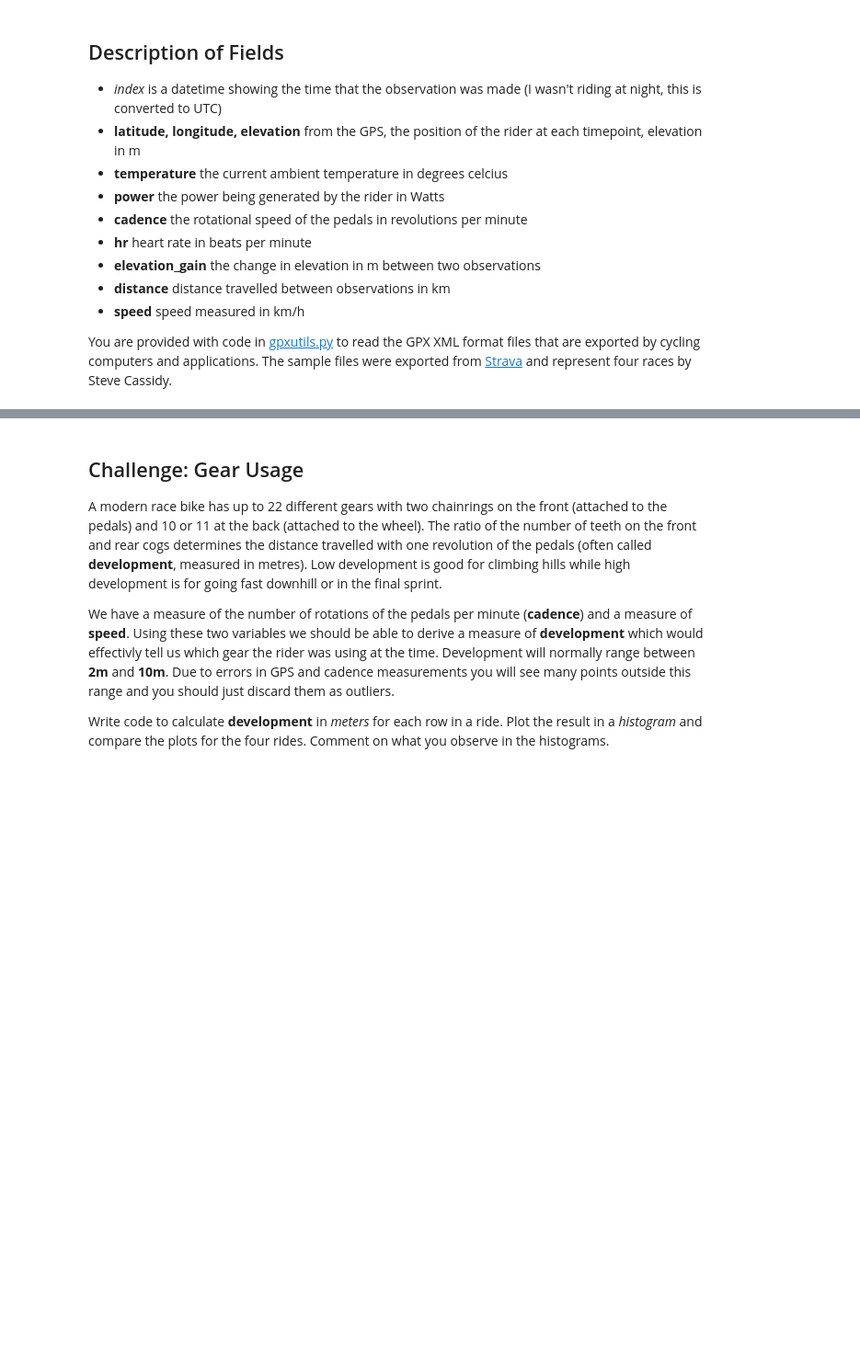
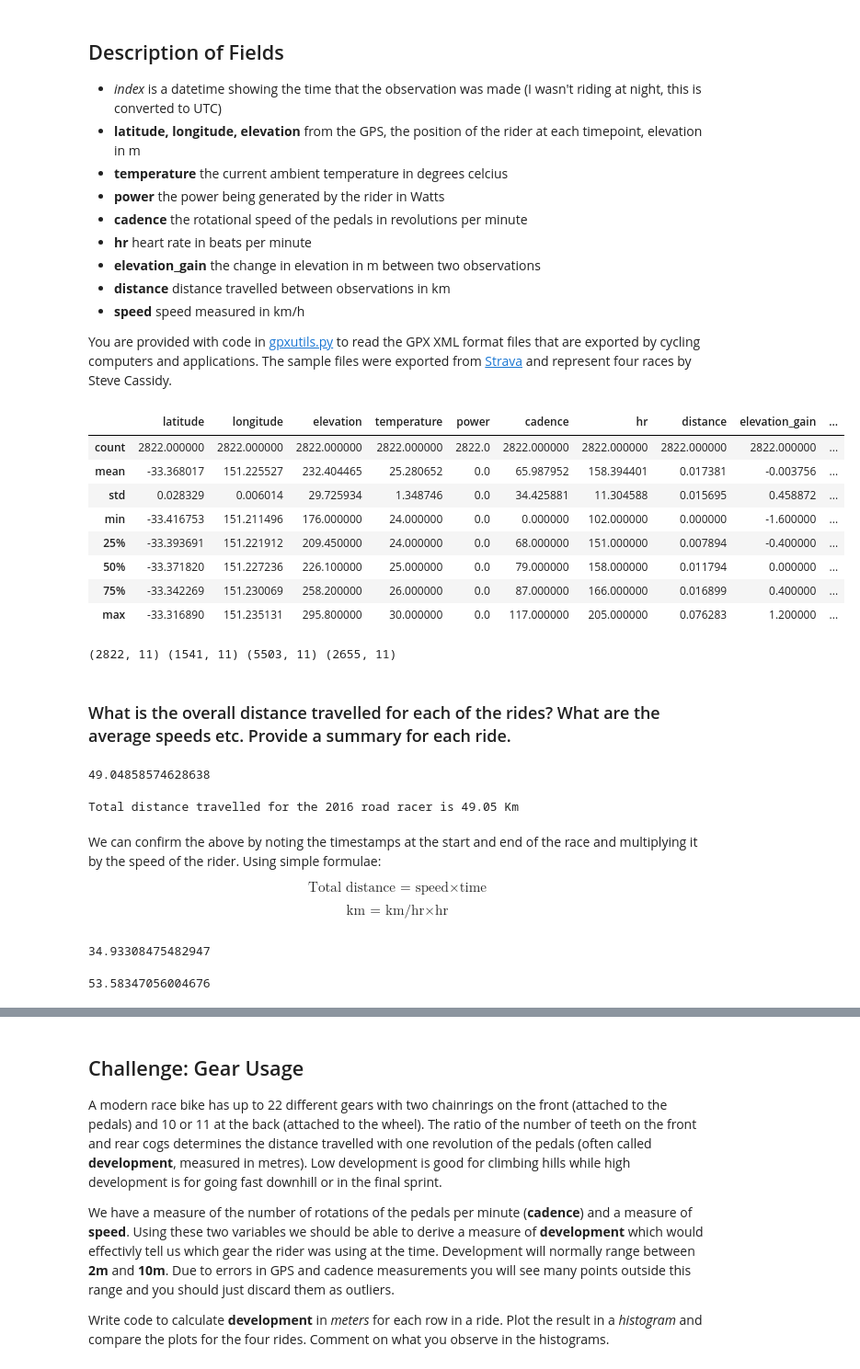
Before and after one commit to MQCOMP2200-S2-2021/Data-Science-Labs, a Jupyter notebook: Portfolio 1.ipynb, the cells around one changed output, grey strips where cells are left out. Shown: that part at 92% size. Saved outputs shown, nothing was run; the diff lists cells and outputs as text; code cells hidden in the pictures; blank space fills up the shorter version.

```diff
--- a/Portfolio 1.ipynb
+++ b/Portfolio 1.ipynb
@@ -39,6 +42,6 @@ You are provided with code in [gpxutils.py](gpxutils.py) to read the GPX XML for
 # %%
 # read the four data files
-rr_2016 = parse_gpx('files/Calga_RR_2016.gpx')
-tt_2016 = parse_gpx('files/Calga_TT_2016.gpx')
-rr_2019 = parse_gpx('files/Calga_RR_2019.gpx')
-tt_2019 = parse_gpx('files/Calga_TT_2019.gpx')
+rr_16 = parse_gpx('files/Calga_RR_2016.gpx')
+tt_16 = parse_gpx('files/Calga_TT_2016.gpx')
+rr_19 = parse_gpx('files/Calga_RR_2019.gpx')
+tt_19 = parse_gpx('files/Calga_TT_2019.gpx')
@@ -46,0 +48,50 @@ rr_2016.head()
+# %%
+rr_16.describe()
+# %% [output]
+|  | latitude | longitude | elevation | temperature | power | cadence | hr | distance | elevation_gain | ... |
+| count | 2822.000000 | 2822.000000 | 2822.000000 | 2822.000000 | 2822.0 | 2822.000000 | 2822.000000 | 2822.000000 | 2822.000000 | ... |
+| mean | -33.368017 | 151.225527 | 232.404465 | 25.280652 | 0.0 | 65.987952 | 158.394401 | 0.017381 | -0.003756 | ... |
+| std | 0.028329 | 0.006014 | 29.725934 | 1.348746 | 0.0 | 34.425881 | 11.304588 | 0.015695 | 0.458872 | ... |
+| min | -33.416753 | 151.211496 | 176.000000 | 24.000000 | 0.0 | 0.000000 | 102.000000 | 0.000000 | -1.600000 | ... |
+| 25% | -33.393691 | 151.221912 | 209.450000 | 24.000000 | 0.0 | 68.000000 | 151.000000 | 0.007894 | -0.400000 | ... |
+| 50% | -33.371820 | 151.227236 | 226.100000 | 25.000000 | 0.0 | 79.000000 | 158.000000 | 0.011794 | 0.000000 | ... |
+| 75% | -33.342269 | 151.230069 | 258.200000 | 26.000000 | 0.0 | 87.000000 | 166.000000 | 0.016899 | 0.400000 | ... |
+| max | -33.316890 | 151.235131 | 295.800000 | 30.000000 | 0.0 | 117.000000 | 205.000000 | 0.076283 | 1.200000 | ... |
+# %%
+# checking the shapes to confirm they are of large sizes (don't want to scroll through the dataset, will have to use code
+# access the dataset if I face any issues)
+
+print(rr_16.shape, tt_16.shape, rr_19.shape, tt_19.shape)
+# %% [output]
+(2822, 11) (1541, 11) (5503, 11) (2655, 11)
+# %% [markdown]
+### What is the overall distance travelled for each of the rides? What are the average speeds etc.  Provide a summary for each ride.
+# %%
+rr_16['distance'].sum()
+# %% [output]
+49.04858574628638
+# %%
+# 'distance' is the total distance travelled at each 'checkpoint'.
+
+print(f"Total distance travelled for the 2016 road racer is {rr_16['distance'].sum():.4} Km") # taking the sum will tell
+#us how far the cyclist travelled as it adds all the distances between each checkpoint.
+# %% [output]
+Total distance travelled for the 2016 road racer is 49.05 Km
+# %% [markdown]
+We can confirm the above by noting the timestamps at the start and end of the race and multiplying it by the speed of the rider. Using simple formulae:
+
+$$\text{Total distance = speed}\times\text{time}$$
+$$\text{km = km/hr}\times\text{hr}$$
+# %%
+rr_16['speed'].mean()
+# %% [output]
+34.93308475482947
+# %%
+time = 5*60*60 + 29*60 + 21 - 4*60*60 + 2*60 + 41 # converting the time taken to seconds then taking the difference between
+# the start and end time
+
+speed = rr_16['speed'].mean() /(60*60) #converting the mean speed to Km/s
+
+(time * speed)
+# %% [output]
+53.58347056004676
```
Also changed, not shown: parts of 35 cells of this notebook.
